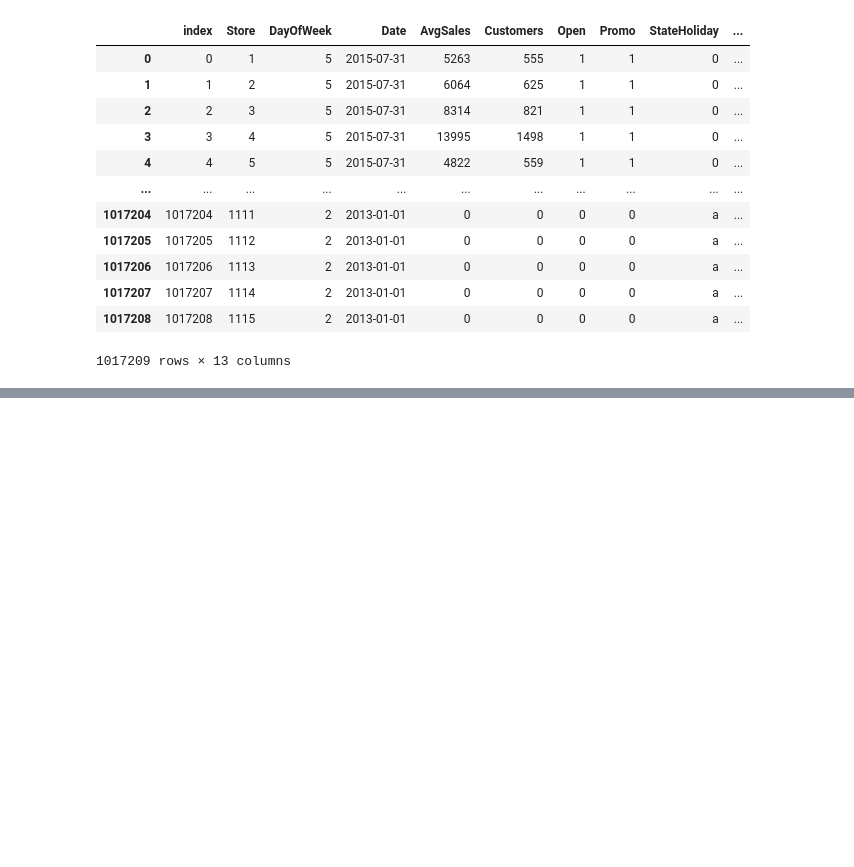
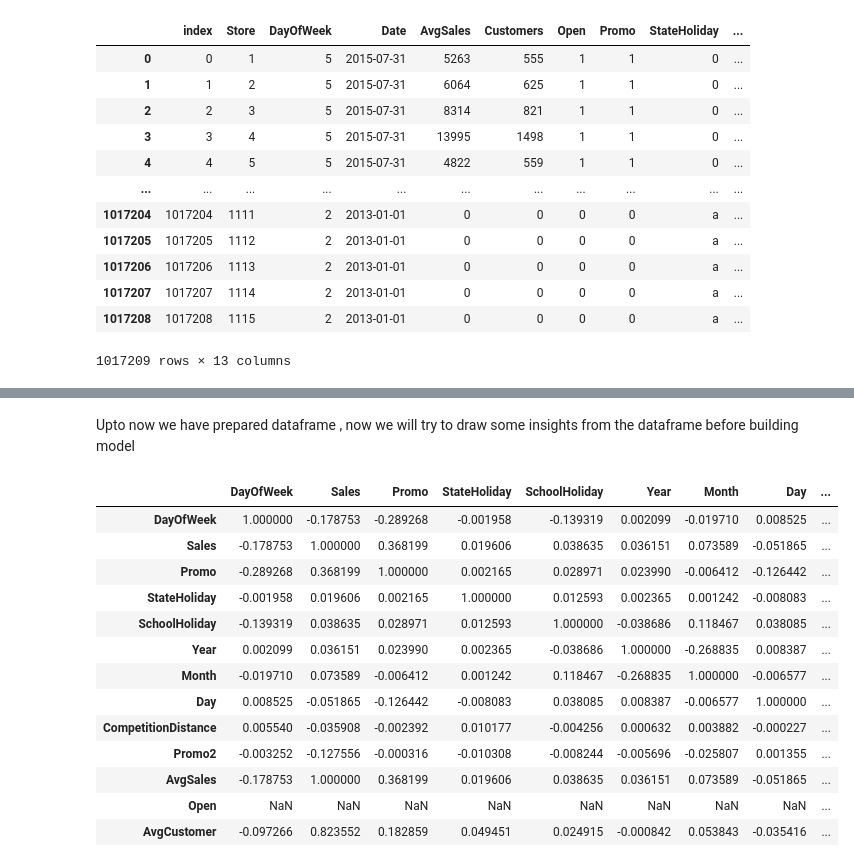
Before and after one commit to Rajashekar-Anumalla/RossmannRetailSales_RegressionAnalysis, a Jupyter notebook: Rossmann_Sales_Prediction_Capstone_Project.ipynb, the cells around one changed output, grey strips where cells are left out. Drawn from its saved outputs; the diff is of its cells as text; code cells hidden in the pictures; blank space fills up the shorter version.

```diff
--- a/Rossmann_Sales_Prediction_Capstone_Project.ipynb
+++ b/Rossmann_Sales_Prediction_Capstone_Project.ipynb
@@ -352,0 +343,3 @@ Index(['Store', 'DayOfWeek', 'Sales', 'Customers', 'Promo', 'StateHoliday',
+# %%
+data1['cust_key']=data1['Year'].map(str) + data1['Month'].map(str) + data1['Store'].map(str)
+cust['cust_key']=cust['Year'].map(str) + cust['Month'].map(str) + cust['Store'].map(str)
@@ -352,0 +372,21 @@ Index(['Store', 'DayOfWeek', 'Sales', 'Customers', 'Promo', 'StateHoliday',
+# %% [markdown]
+Upto now we have prepared dataframe , now we will try to draw some insights from the dataframe before building model
+# %%
+## lets look at the correlation between all features
+corr = data1.corr()
+corr
+# %% [output]
+|  | DayOfWeek | Sales | Promo | StateHoliday | SchoolHoliday | Year | Month | Day | ... |
+| DayOfWeek | 1.000000 | -0.178753 | -0.289268 | -0.001958 | -0.139319 | 0.002099 | -0.019710 | 0.008525 | ... |
+| Sales | -0.178753 | 1.000000 | 0.368199 | 0.019606 | 0.038635 | 0.036151 | 0.073589 | -0.051865 | ... |
+| Promo | -0.289268 | 0.368199 | 1.000000 | 0.002165 | 0.028971 | 0.023990 | -0.006412 | -0.126442 | ... |
+| StateHoliday | -0.001958 | 0.019606 | 0.002165 | 1.000000 | 0.012593 | 0.002365 | 0.001242 | -0.008083 | ... |
+| SchoolHoliday | -0.139319 | 0.038635 | 0.028971 | 0.012593 | 1.000000 | -0.038686 | 0.118467 | 0.038085 | ... |
+| Year | 0.002099 | 0.036151 | 0.023990 | 0.002365 | -0.038686 | 1.000000 | -0.268835 | 0.008387 | ... |
+| Month | -0.019710 | 0.073589 | -0.006412 | 0.001242 | 0.118467 | -0.268835 | 1.000000 | -0.006577 | ... |
+| Day | 0.008525 | -0.051865 | -0.126442 | -0.008083 | 0.038085 | 0.008387 | -0.006577 | 1.000000 | ... |
+| CompetitionDistance | 0.005540 | -0.035908 | -0.002392 | 0.010177 | -0.004256 | 0.000632 | 0.003882 | -0.000227 | ... |
+| Promo2 | -0.003252 | -0.127556 | -0.000316 | -0.010308 | -0.008244 | -0.005696 | -0.025807 | 0.001355 | ... |
+| AvgSales | -0.178753 | 1.000000 | 0.368199 | 0.019606 | 0.038635 | 0.036151 | 0.073589 | -0.051865 | ... |
+| Open | NaN | NaN | NaN | NaN | NaN | NaN | NaN | NaN | ... |
+| AvgCustomer | -0.097266 | 0.823552 | 0.182859 | 0.049451 | 0.024915 | -0.000842 | 0.053843 | -0.035416 | ... |
```
Also changed, not shown: parts of 11 cells of this notebook.
